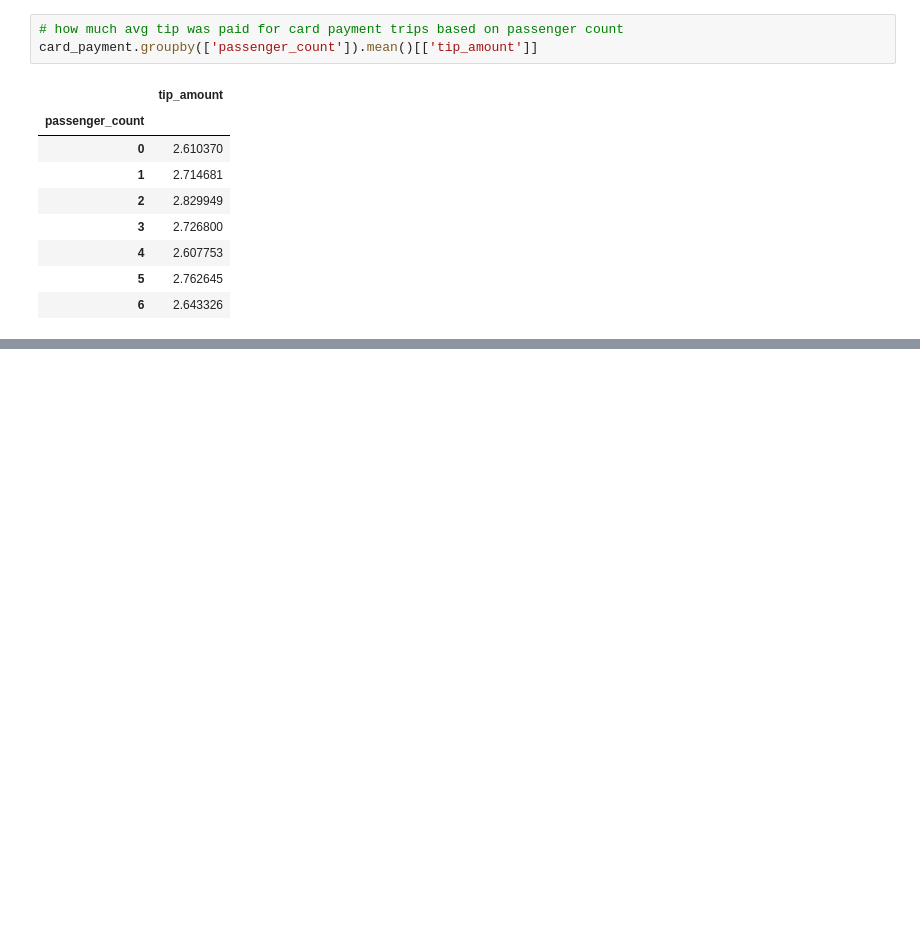
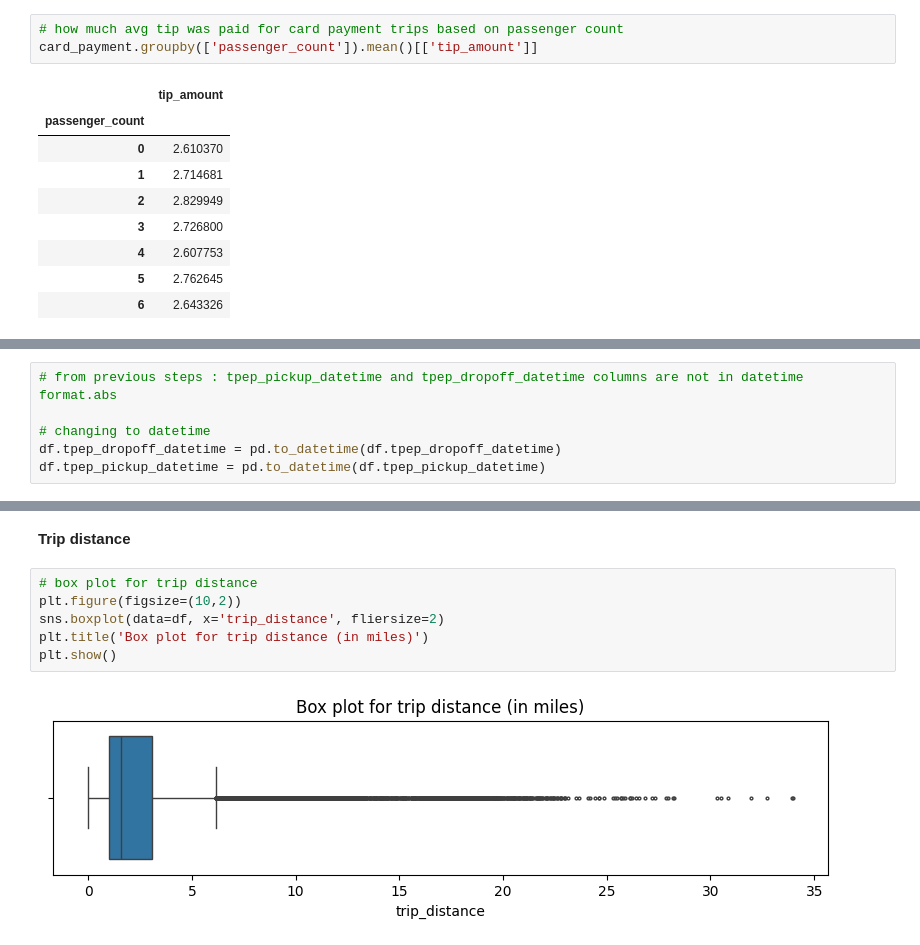
Before and after one commit to RhuthK/PROJECTS, a Jupyter notebook: Automatidata Fare Estiamtion Project/Fare_Estimation_Project(LOCAL).ipynb, the cells around one changed output, grey strips where cells are left out. Saved outputs shown, nothing was run; the diff lists cells and outputs as text; blank space fills up the shorter version.

```diff
--- a/Automatidata Fare Estiamtion Project/Fare_Estimation_Project(LOCAL).ipynb
+++ b/Automatidata Fare Estiamtion Project/Fare_Estimation_Project(LOCAL).ipynb
@@ -231,0 +246,6 @@ card_payment.groupby(['passenger_count']).mean()[['tip_amount']]
+# %%
+# from previous steps : tpep_pickup_datetime and tpep_dropoff_datetime columns are not in datetime format.abs
+
+# changing to datetime
+df.tpep_dropoff_datetime = pd.to_datetime(df.tpep_dropoff_datetime)
+df.tpep_pickup_datetime = pd.to_datetime(df.tpep_pickup_datetime)
@@ -231,0 +272,10 @@ card_payment.groupby(['passenger_count']).mean()[['tip_amount']]
+# %% [markdown]
+<b>Trip distance</b>
+# %%
+# box plot for trip distance
+plt.figure(figsize=(10,2))
+sns.boxplot(data=df, x='trip_distance', fliersize=2)
+plt.title('Box plot for trip distance (in miles)')
+plt.show()
+# %% [output]
+[figure, added]
```
Also changed, not shown: parts of 23 cells of this notebook, 1 other file.
